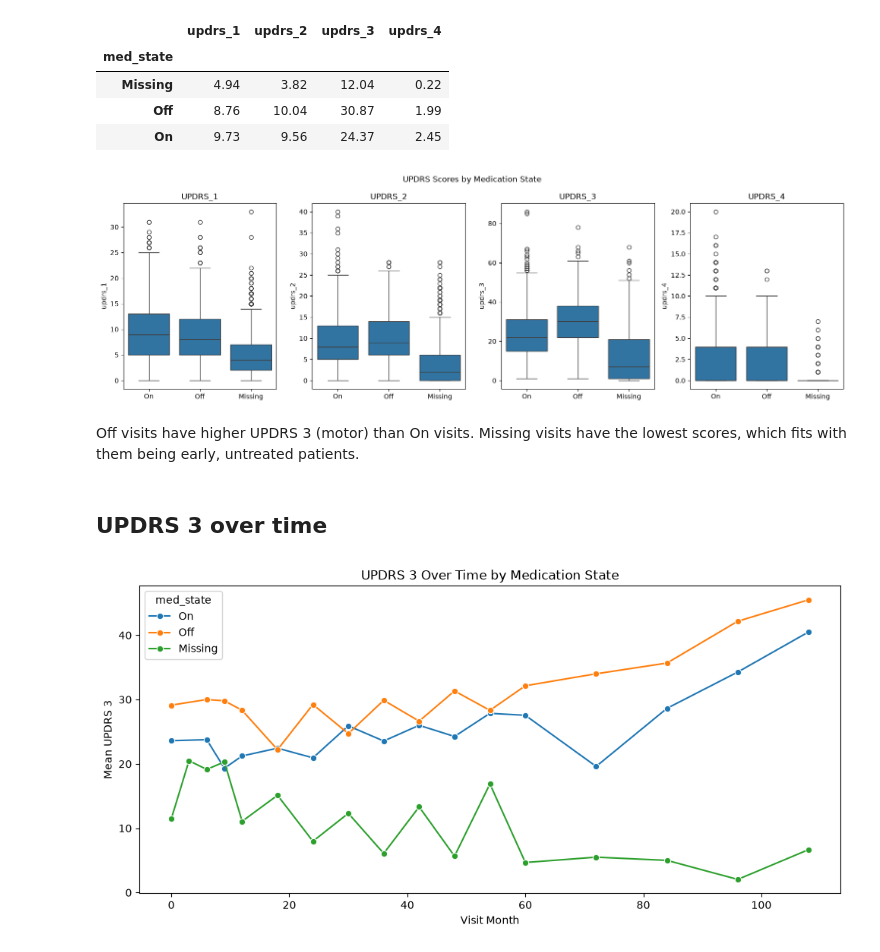
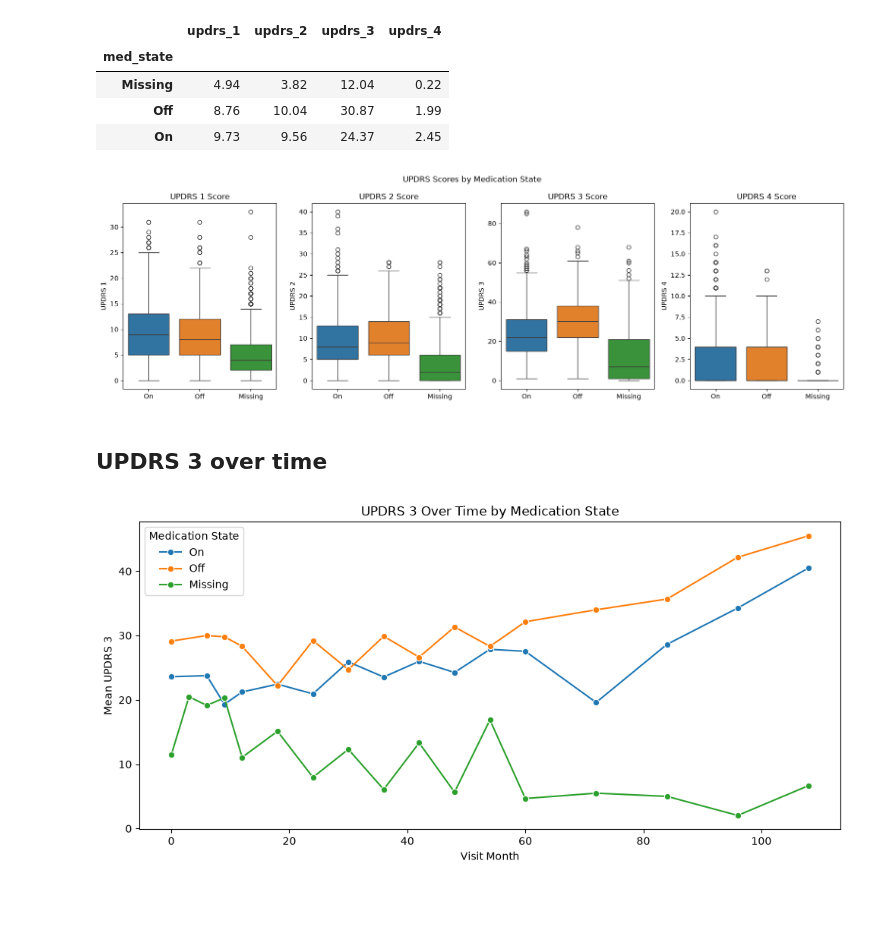
Before and after one commit to ParasG229/Project_Statistical_Learning, a Jupyter notebook: notebooks/04_medication_eda.ipynb, the cells around one changed output. Cells and saved outputs as stored; diff of their text form; code cells hidden in the pictures; blank space fills up the shorter version.

```diff
--- a/notebooks/04_medication_eda.ipynb
+++ b/notebooks/04_medication_eda.ipynb
@@ -43,12 +37,13 @@ About half of the visits are missing it. Supplemental has almost no Off visits.
 # %% [markdown]
 ## Missing by visit month
 # %%
-missing_by_month = clinical.groupby("visit_month")[MED].apply(lambda x: x.isna().mean() * 100)
+clinical["is_missing"] = clinical[MED].isna()
+missing_by_month = clinical.groupby("visit_month")["is_missing"].mean() * 100
 
 plt.figure(figsize=(10, 5))
 sns.barplot(x=missing_by_month.index, y=missing_by_month.values)
 plt.xlabel("Visit Month")
-plt.ylabel("Percent Missing")
+plt.ylabel("Missing (%)")
 plt.title("Medication State Missing by Visit Month")
 plt.tight_layout()
 plt.show()
@@ -83,19 +80,17 @@ clinical.groupby("med_state")[["updrs_1", "updrs_2", "updrs_3", "updrs_4"]].mean
 # %%
 fig, axes = plt.subplots(1, 4, figsize=(16, 5))
 
 for ax, col in zip(axes, ["updrs_1", "updrs_2", "updrs_3", "updrs_4"]):
-    sns.boxplot(data=clinical, x="med_state", y=col, order=["On", "Off", "Missing"], ax=ax)
+    sns.boxplot(data=clinical, x="med_state", y=col, order=["On", "Off", "Missing"], ax=ax, hue="med_state", hue_order=["On", "Off", "Missing"])
     ax.set_xlabel("")
-    ax.set_title(col.upper())
+    ax.set_ylabel(col.upper().replace("_", " "))
+    ax.set_title(col.upper().replace("_", " ") + " Score")
 
 plt.suptitle("UPDRS Scores by Medication State")
 plt.tight_layout()
 plt.show()
 # %% [output]
-[figure, old version]
+[figure, new version]
-# %% [markdown]
-Off visits have higher UPDRS 3 (motor) than On visits. Missing visits have the lowest
-scores, which fits with them being early, untreated patients.
 # %% [markdown]
 ## UPDRS 3 over time
 # %%
@@ -105,7 +100,8 @@ sns.lineplot(data=clinical, x="visit_month", y="updrs_3", hue="med_state",
 plt.xlabel("Visit Month")
 plt.ylabel("Mean UPDRS 3")
 plt.title("UPDRS 3 Over Time by Medication State")
+plt.legend(title="Medication State")
 plt.tight_layout()
 plt.show()
 # %% [output]
-[figure, old version]
+[figure, new version]
```
Also changed, not shown: parts of 8 cells of this notebook.
